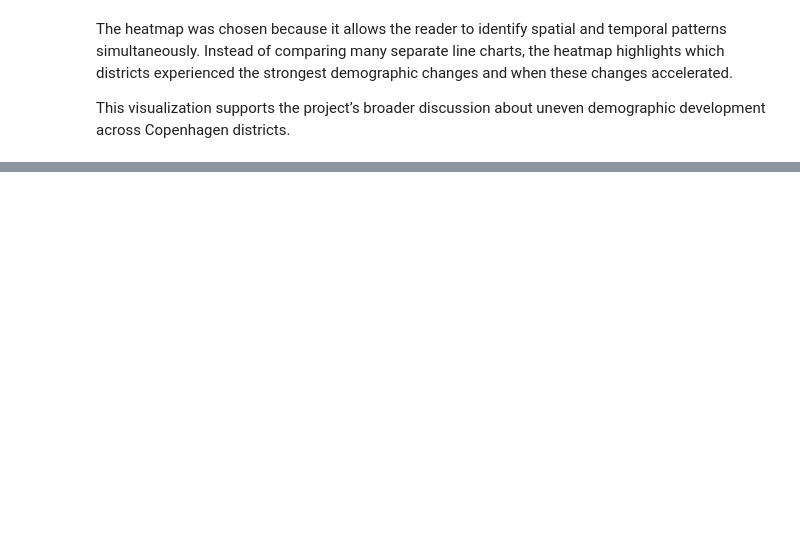
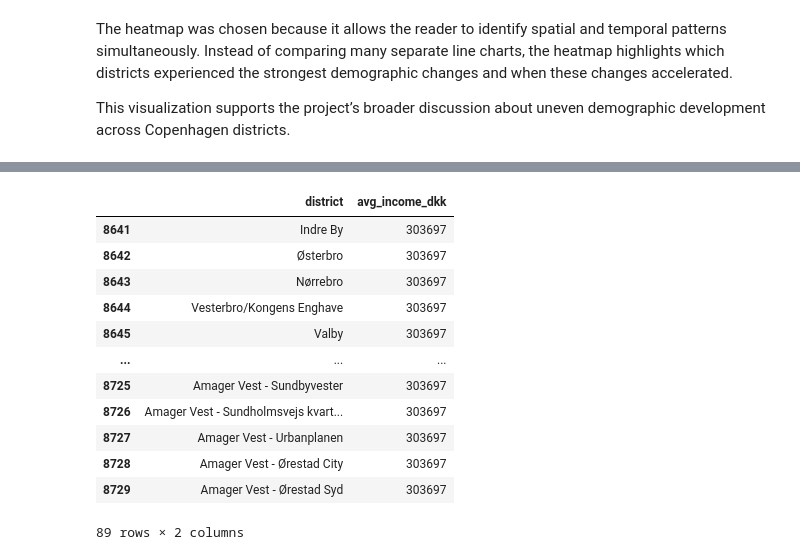
Before and after one commit to chrysiida31/02806-Final-Project, a Jupyter notebook: notebooks/visualizations.ipynb, the cells around one changed output, grey strips where cells are left out. Saved outputs shown, nothing was run; the diff lists cells and outputs as text; code cells hidden in the pictures; blank space fills up the shorter version.

```diff
--- a/notebooks/visualizations.ipynb
+++ b/notebooks/visualizations.ipynb
@@ -561,0 +844,16 @@ m3
+# %%
+income_2024[["district", "avg_income_dkk"]]
+# %% [output]
+|  | district | avg_income_dkk |
+| 8641 | Indre By | 303697 |
+| 8642 | Østerbro | 303697 |
+| 8643 | Nørrebro | 303697 |
+| 8644 | Vesterbro/Kongens Enghave | 303697 |
+| 8645 | Valby | 303697 |
+| ... | ... | ... |
+| 8725 | Amager Vest - Sundbyvester | 303697 |
+| 8726 | Amager Vest - Sundholmsvejs kvart... | 303697 |
+| 8727 | Amager Vest - Urbanplanen | 303697 |
+| 8728 | Amager Vest - Ørestad City | 303697 |
+| 8729 | Amager Vest - Ørestad Syd | 303697 |
+89 rows × 2 columns
```
Also changed, not shown: parts of 13 cells of this notebook.
